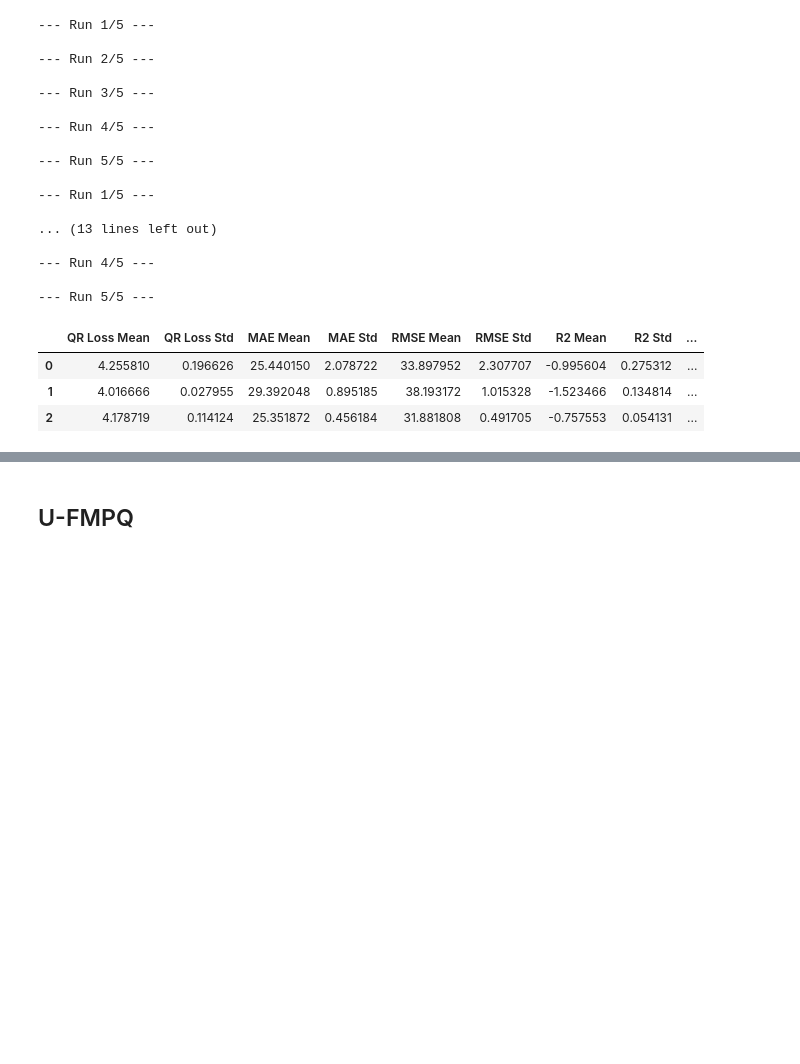
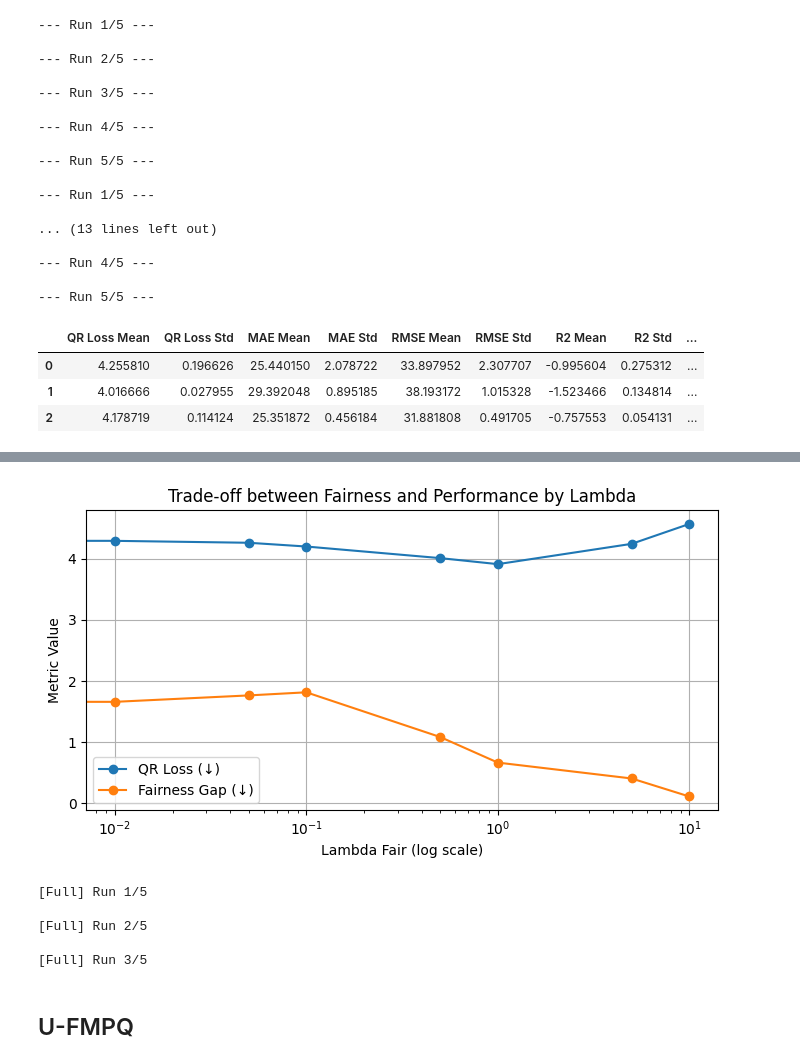
Before and after one commit to sybeam27/FnRGNN, a Jupyter notebook: test.ipynb, the cells around one changed output, grey strips where cells are left out. Drawn from its saved outputs; the diff is of its cells as text; code cells hidden in the pictures; blank space fills up the shorter version.

```diff
--- a/test.ipynb
+++ b/test.ipynb
@@ -697,0 +755,13 @@ results_df
+# %%
+# Trade-off 실험
+lambdas = [0.0, 0.01, 0.05, 0.1, 0.5, 1.0, 5.0, 10.0]
+results = []
+
+for lambda_fair in lambdas:
+    print(f"\n=== Lambda {lambda_fair} ===")
+    fair_results = multiple_runs_with_full_metrics(FairGNNRegression, data, device, n_runs=5, lambda_fair=lambda_fair)
+    fair_results['Lambda'] = lambda_fair
+    results.append(fair_results)
+
+df_lambda = pd.DataFrame(results)
+print(df_lambda[['Lambda', 'QR Loss Mean', 'Fairness Gap Mean']])
@@ -697,0 +786,15 @@ results_df
+# %%
+plt.figure(figsize=(7,4))
+plt.plot(df_lambda['Lambda'], df_lambda['QR Loss Mean'], marker='o', label='QR Loss (↓)')
+plt.plot(df_lambda['Lambda'], df_lambda['Fairness Gap Mean'], marker='o', label='Fairness Gap (↓)')
+
+plt.xscale('log')  # λ는 보통 로그스케일로 표현
+plt.xlabel('Lambda Fair (log scale)')
+plt.ylabel('Metric Value')
+plt.title('Trade-off between Fairness and Performance by Lambda')
+plt.legend()
+plt.grid(True)
+plt.tight_layout()
+plt.show()
+# %% [output]
+[figure, added]
@@ -697,0 +950,9 @@ results_df
+# %%
+df_ablation = run_ablation_experiments(data, device, n_runs=5)
+print(df_ablation)
+# %% [output]
+[Full] Run 1/5
+
+[Full] Run 2/5
+
+[Full] Run 3/5
```
Also changed, not shown: parts of 5 cells of this notebook.
